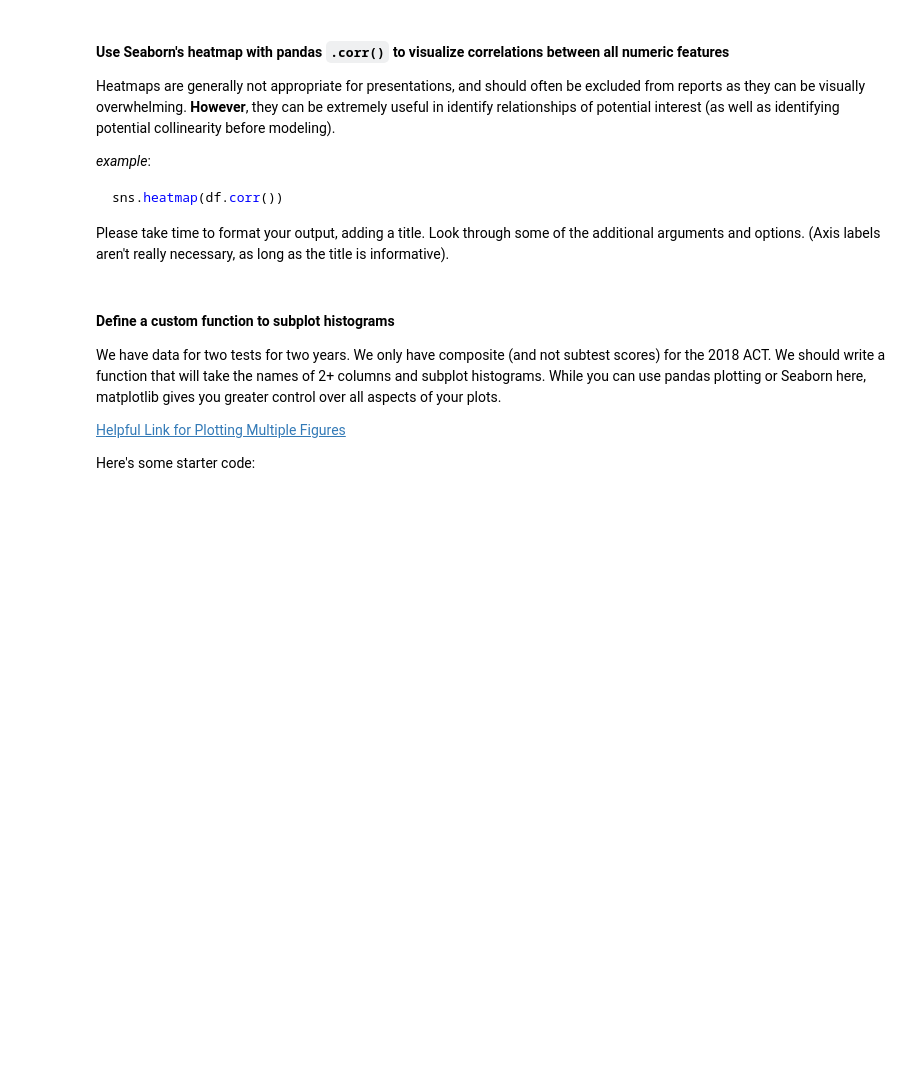
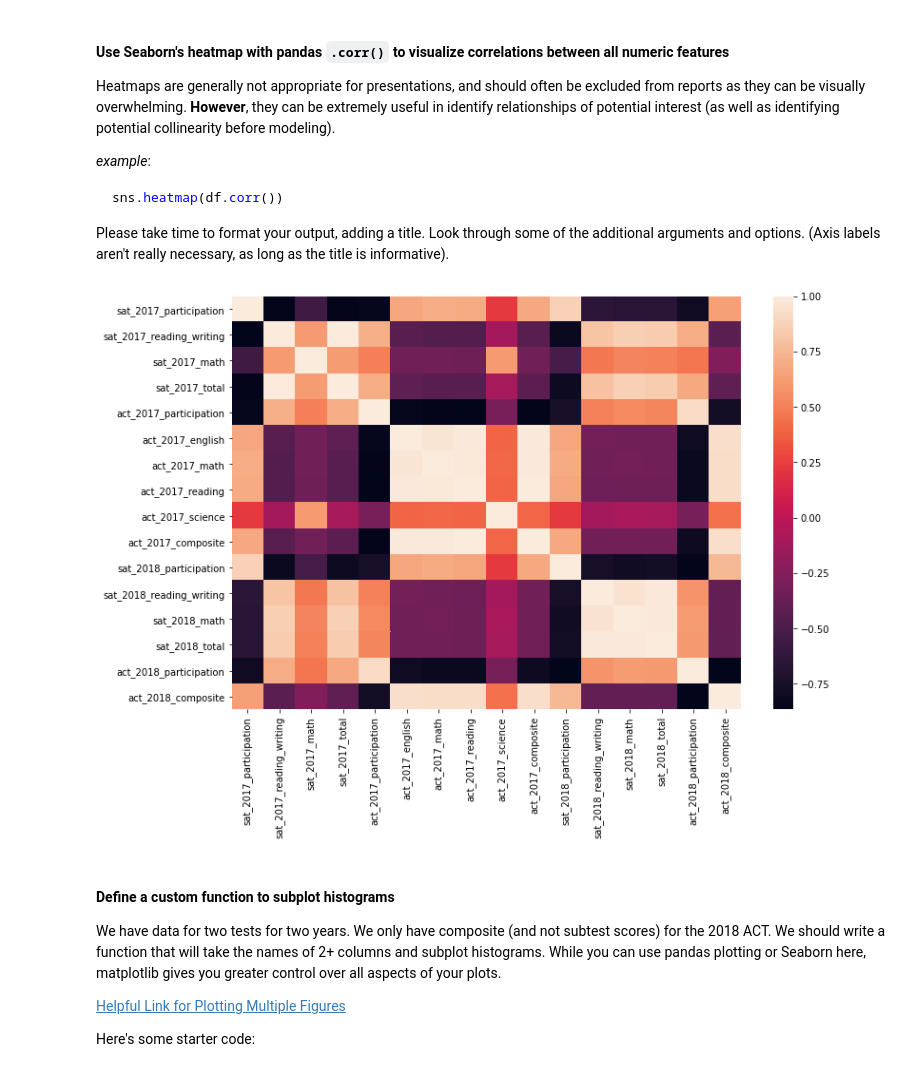
Before and after one commit to patruq/act-sat-performance, a Jupyter notebook: code/starter-code.ipynb, the cells around one changed output. Saved outputs shown, nothing was run; the diff lists cells and outputs as text; code cells hidden in the pictures; blank space fills up the shorter version.

````diff
--- a/code/starter-code.ipynb
+++ b/code/starter-code.ipynb
@@ -748,6 +771,12 @@ sns.heatmap(df.corr())
 ```
 
 Please take time to format your output, adding a title. Look through some of the additional arguments and options. (Axis labels aren't really necessary, as long as the title is informative).
+# %%
+plt.figure(figsize=(12, 8))
+
+sns.heatmap(final.corr());
+# %% [output]
+[figure, added]
 # %% [markdown]
 #### Define a custom function to subplot histograms
 
````
Also changed, not shown: parts of 20 cells of this notebook.
